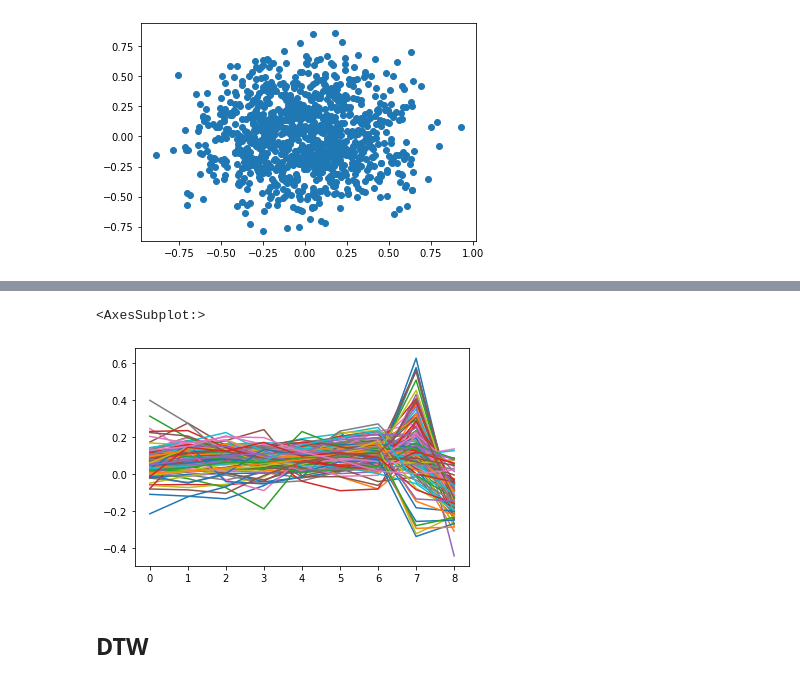
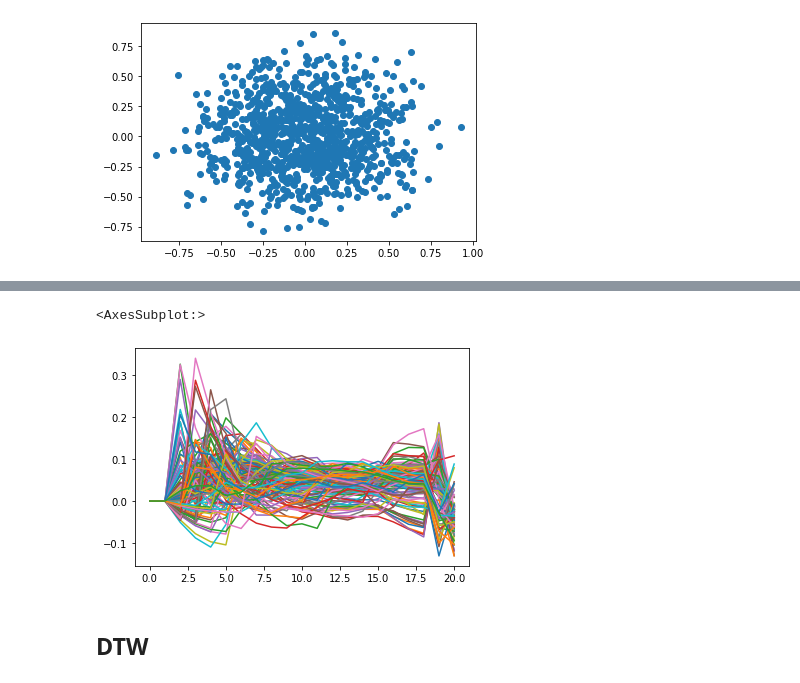
Before and after one commit to pabanib/covid, a Jupyter notebook: Untitled2.ipynb, the cells around one changed output, grey strips where cells are left out. Cells and saved outputs as stored; diff of their text form; code cells hidden in the pictures.

```diff
--- a/Untitled2.ipynb
+++ b/Untitled2.ipynb
@@ -43,11 +49,15 @@ covid2 = covid_acum.loc[pd.IndexSlice[:,Mes:],:]
 covid_ult_mes = covid_acum.loc[pd.IndexSlice[:,'2021-07'],:]
 covid_ult_mes = covid_ult_mes.reset_index(level = 'mes', drop = True)
 
+#casos cada 10 mil habitantes
+fallecidos = covid_acum.fallecido/(covid.personas/10000)
+positivos = covid_acum.clasificac/(covid.personas/10000)
+
 # Calculamos el coeficiente de localización
-from lq import *
-lq_ = lq(covid2,'fallecido','clasificac')
-lq_fall_conf = lq_[2]
-ind_fall_conf = lq_[0]
+#from lq import *
+#lq_ = lq(covid2,'fallecido','clasificac')
+#lq_fall_conf = lq_[2]
+#ind_fall_conf = lq_[0]
 # %% [output]
 las cordenadas CRS son: epsg:4326
 El mes desde el cuál todos los dptos tienen al menos 1 contagiado es: 2021-01
@@ -95,6 +105,8 @@ def siluetas(X, model):
     return silhouette_score(X, model.labels_)
 def calinski(x, model):
     return sk.metrics.calinski_harabasz_score(x, model.labels_)
+def inv_davies_bouldin(X,model):
+    return (sk.metrics.davies_bouldin_score(X,model.labels_))**-1
 # %%
 import sklearn.cluster
 hiperparam = {
@@ -102,9 +114,9 @@ hiperparam = {
     'n_init' : [10]
 }
 
-metricas = {'sil': siluetas, 'cal': calinski}
+metricas = {'sil': siluetas, 'cal': calinski, 'dav': inv_davies_bouldin}
 
-X = pipe.fit_transform(lq_fall_conf)
+X = pipe.fit_transform(fallecidos)
 kmeans = metodo(sk.cluster.KMeans(), hiperparam, metricas)
 kmeans.fit(X)
 # %%
@@ -241,7 +253,7 @@ plt.scatter(yy[:,0],yy[:,1])
 # %%
 from fermat import FermatKMeans
 # %%
-fkm = FermatKMeans(cluster_qty = 5)
+fkm = FermatKMeans(cluster_qty = 3)
 # %%
 fkm.fit(X)
 # %% [output]
@@ -259,8 +291,8 @@ siluetas(X,fkm)
 # %%
-pd.DataFrame(X[fkm.labels_ == 69]).T.plot(legend = False)
+pd.DataFrame(X[fkm.labels_ == 76]).T.plot(legend = False)
 # %% [output]
 <AxesSubplot:>
-[figure, old version]
+[figure, new version]
 # %% [markdown]
 ## DTW
 # %%
```
Also changed, not shown: parts of 24 cells of this notebook.
